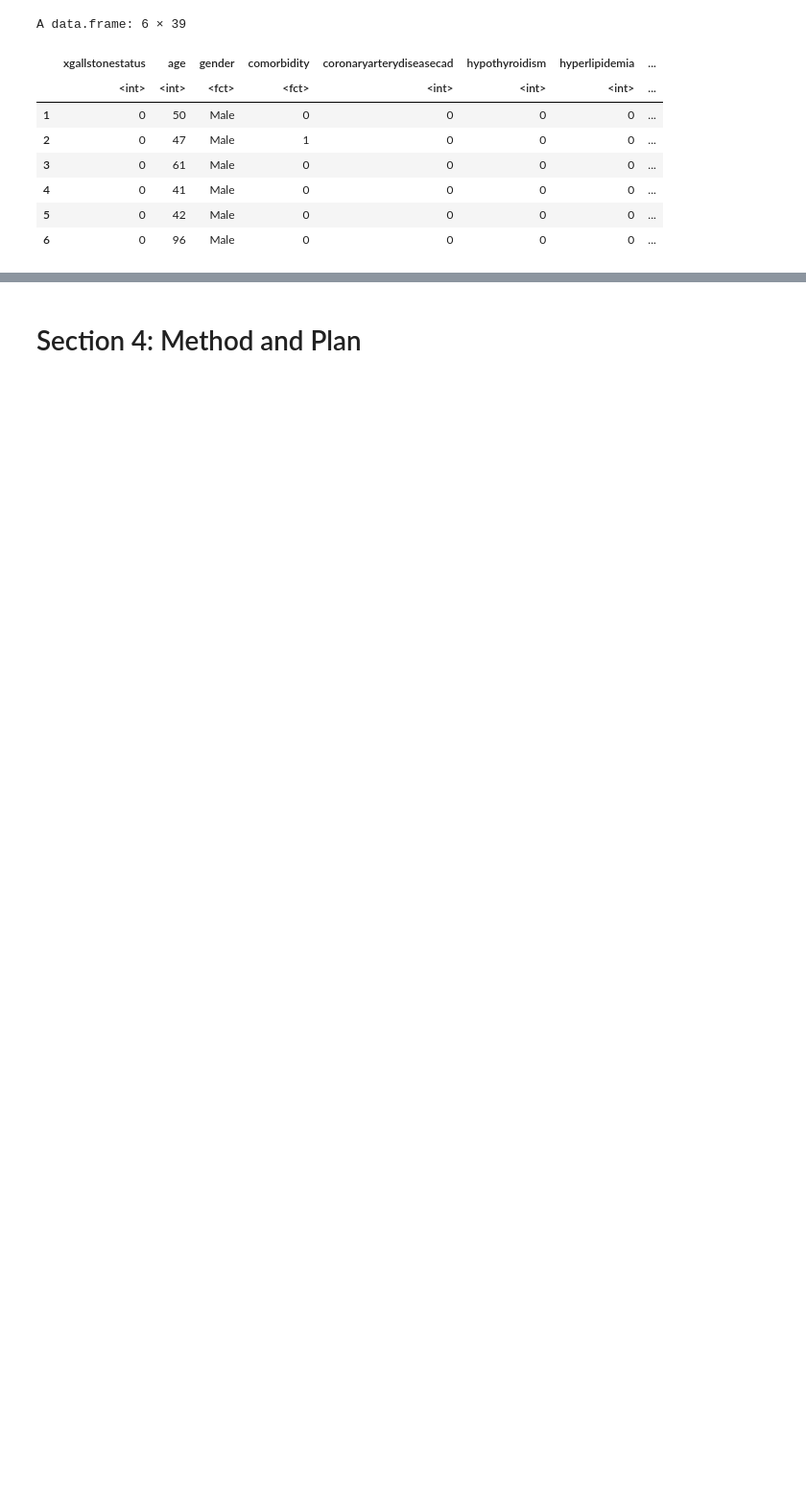
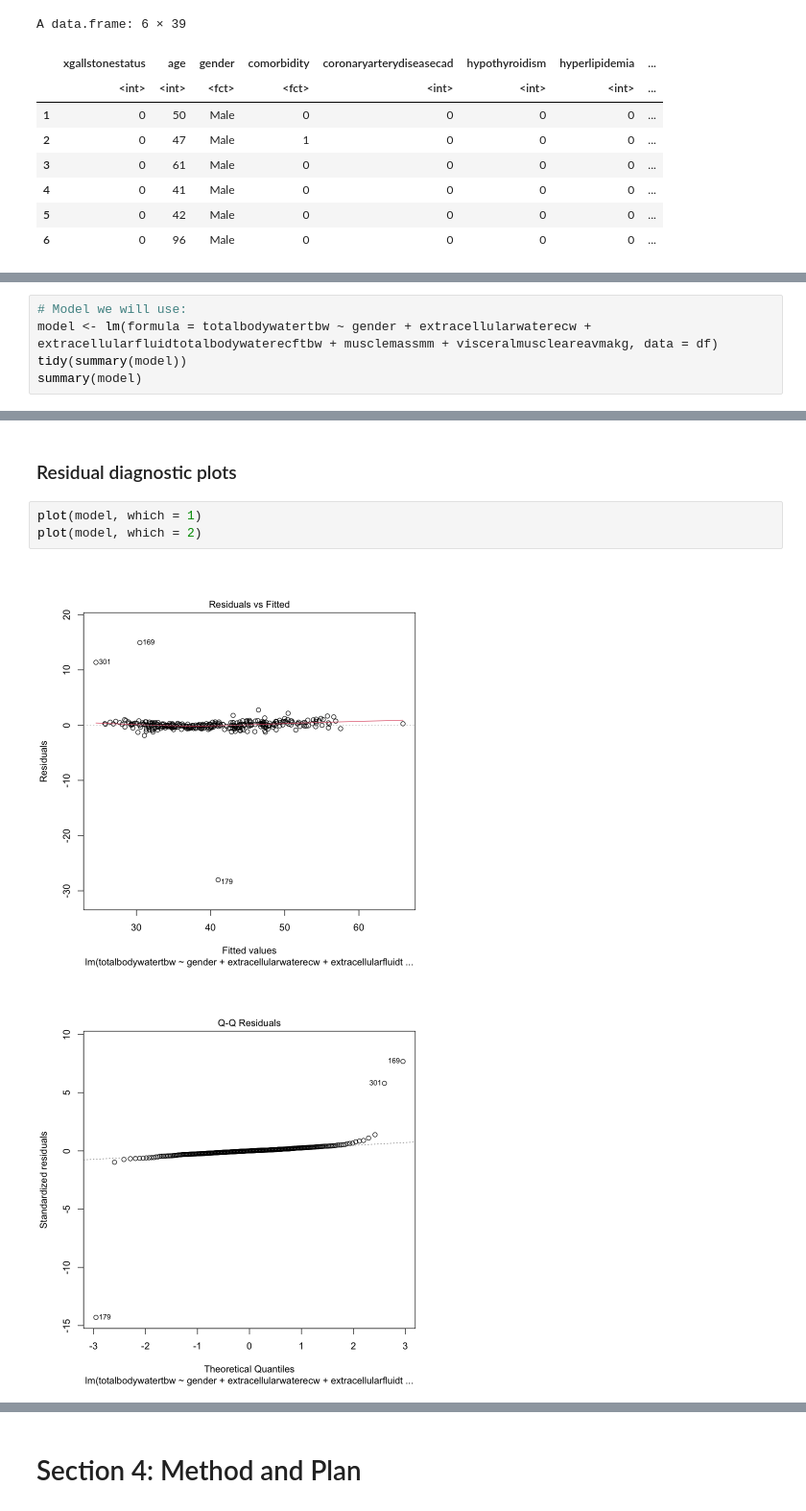
Before and after one commit to calvingdu/stat301_group20, a Jupyter notebook: final/final.ipynb, the cells around one changed output, grey strips where cells are left out. Shown: that part at 96% size. Cells and saved outputs as stored; diff of their text form; blank space fills up the shorter version.

```diff
--- a/final/final.ipynb
+++ b/final/final.ipynb
@@ -162,0 +189,5 @@ A data.frame: 6 × 39
+# %%
+# Model we will use:
+model <- lm(formula = totalbodywatertbw ~ gender + extracellularwaterecw + extracellularfluidtotalbodywaterecftbw + musclemassmm + visceralmuscleareavmakg, data = df)
+tidy(summary(model))
+summary(model)
@@ -201,0 +246,8 @@ Overall, the plot indicates that lean mass and total body water are inversely as
+# %% [markdown]
+### Residual diagnostic plots
+# %%
+plot(model, which = 1)
+plot(model, which = 2)
+# %% [output]
+[figure, added]
+[figure, added]
```
Also changed, not shown: parts of 19 cells of this notebook, 2 other files.
